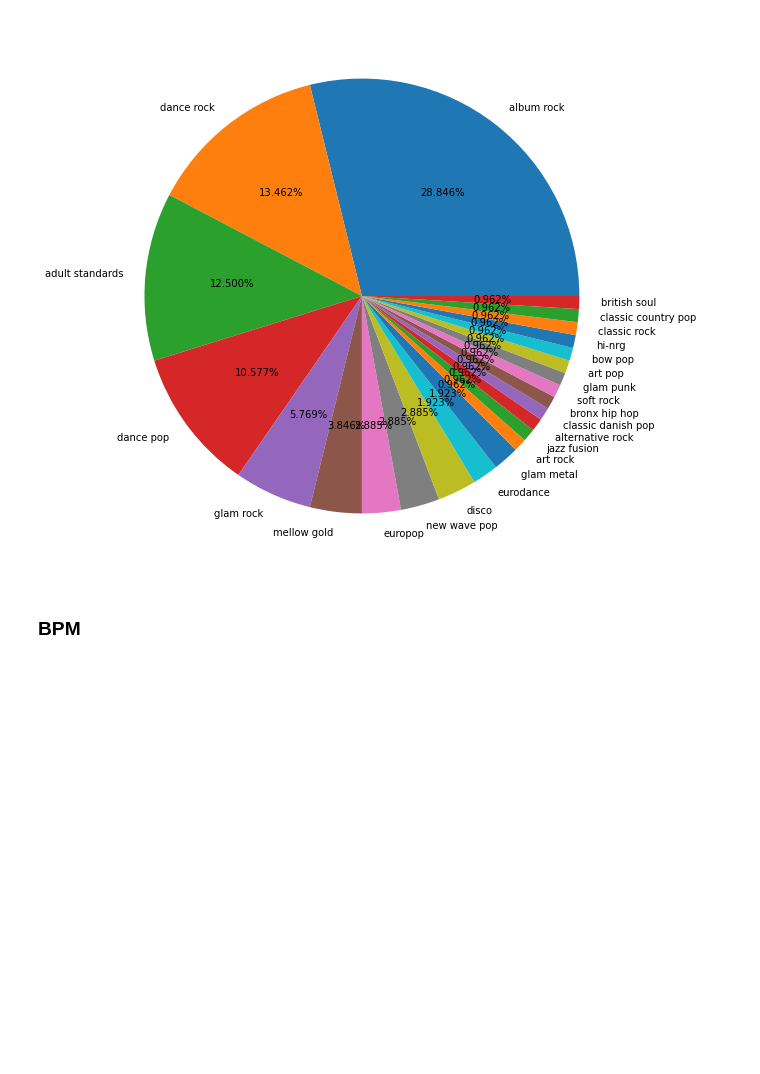
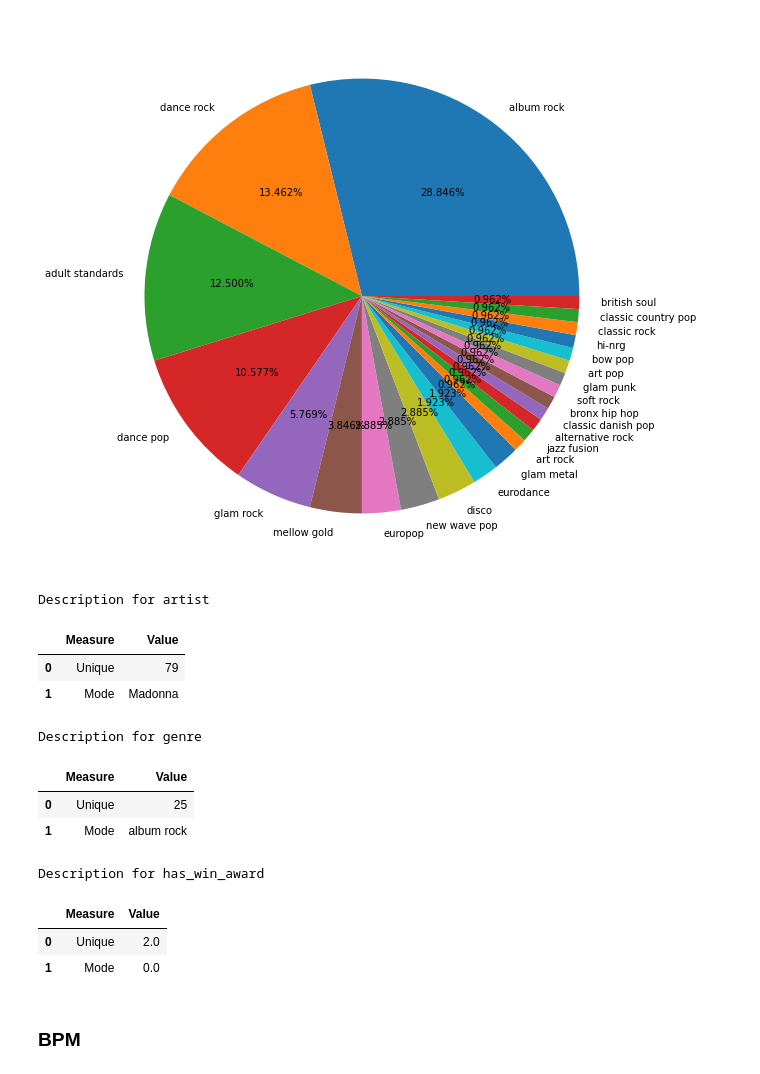
Before and after one commit to whenwe177/aids-final-project, a Jupyter notebook: ipynbs/80s - Eda.ipynb, the cells around one changed output. Saved outputs shown, nothing was run; the diff lists cells and outputs as text; code cells hidden in the pictures; blank space fills up the shorter version.

```diff
--- a/ipynbs/80s - Eda.ipynb
+++ b/ipynbs/80s - Eda.ipynb
@@ -88,6 +88,30 @@ plt.pie(genre_arr.value_counts(), labels=genre_count.index.tolist(), autopct='%1
 plt.show()
 # %% [output]
 [figure]
+# %%
+# Statistics for categorical attributes
+categoricalValues = ["artist", "genre", "has_win_award"]
+for key in categoricalValues:
+    print(f"Description for {key}")
+    descriptionTable = [
+        ["Unique", len(pd.unique(df_80s[key]))],
+        ["Mode", df_80s[key].mode()[0]]
+    ]
+
+    display(pd.DataFrame(descriptionTable, columns=["Measure", "Value"]))
+# %% [output]
+Description for artist
+|  | Measure | Value |
+| 0 | Unique | 79 |
+| 1 | Mode | Madonna |
+Description for genre
+|  | Measure | Value |
+| 0 | Unique | 25 |
+| 1 | Mode | album rock |
+Description for has_win_award
+|  | Measure | Value |
+| 0 | Unique | 2.0 |
+| 1 | Mode | 0.0 |
 # %% [markdown]
 ### BPM
 # %%
```
Also changed, not shown: parts of 37 cells of this notebook, 1 other file.
